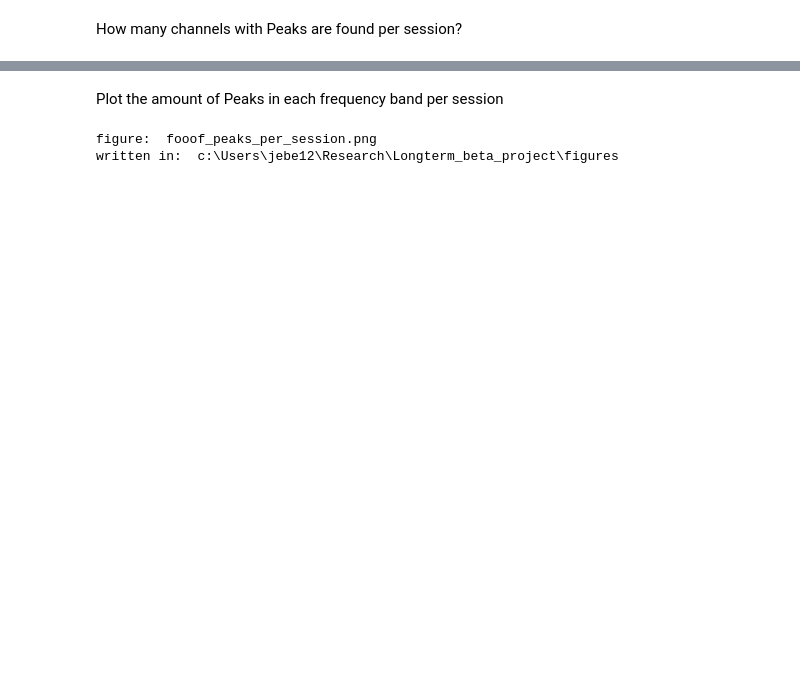
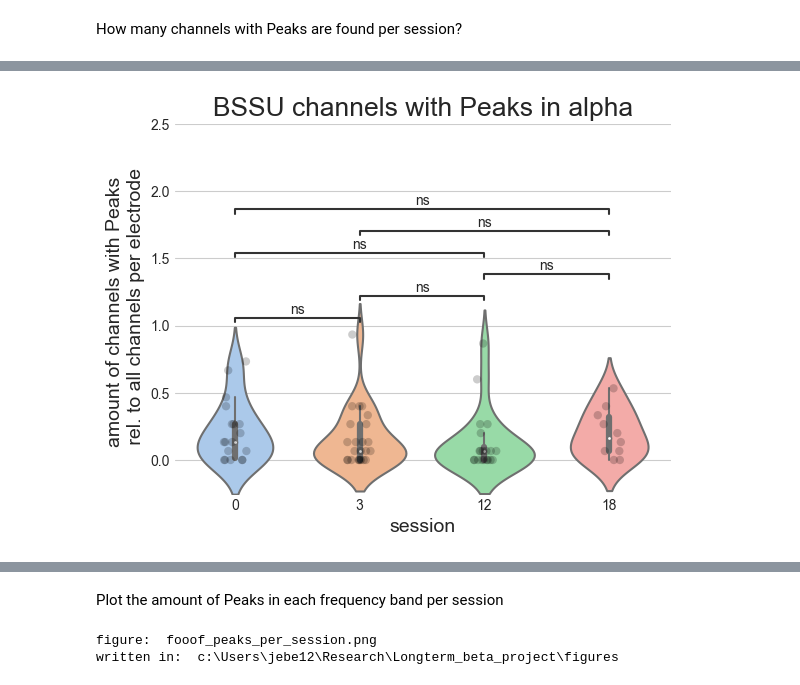
Before and after one commit to JKBehnke/BetaSenSightLongterm, a Jupyter notebook: notebooks/fooof_playground.ipynb, the cells around one changed output, grey strips where cells are left out. Drawn from its saved outputs; the diff is of its cells as text; code cells hidden in the pictures; blank space fills up the shorter version.

```diff
--- a/notebooks/fooof_playground.ipynb
+++ b/notebooks/fooof_playground.ipynb
@@ -581,0 +623,80 @@ session_peak_df = session_peak_df.transpose()
+# %%
+# plot line plot
+# cycler_colors = cycler("color", ["turquoise", "sandybrown", "plum", "cornflowerblue"])
+# plt.rc('axes', prop_cycle=cycler_colors)
+
+
+font = {"size": 14}
+
+for f, freq in enumerate(freq_bands):
+
+    freq_df = peaks_per_session.loc[peaks_per_session.frequency_band == freq]
+
+    # replace session names by integers
+    freq_df = freq_df.replace(to_replace="postop", value=0)
+    freq_df = freq_df.replace(to_replace="fu3m", value=3)
+    freq_df = freq_df.replace(to_replace="fu12m", value=12)
+    freq_df = freq_df.replace(to_replace="fu18m", value=18)
+
+    if freq=="alpha":
+        color="sandybrown"
+
+    elif freq=="beta":
+        color="darkcyan"
+
+    elif freq=="low_beta":
+        color="turquoise"
+
+    elif freq=="high_beta":
+        color="cornflowerblue"
+
+    elif freq=="gamma":
+        color="plum"
+
+    fig=plt.figure()
+    ax=fig.add_subplot()
+
+    sns.violinplot(data=freq_df, x="session", y="percentage_chans_with_peaks", palette="pastel", inner="box", ax=ax)
+
+    sns.stripplot(
+        data=freq_df,
+        x="session",
+        y="percentage_chans_with_peaks",
+        ax=ax,
+        size=6,
+        color="black",
+        alpha=0.2, # Transparency of dots
+    )
+
+    sns.despine(left=True, bottom=True) # get rid of figure frame
+
+
+    # statistical test: doesn't work if groups have different sample size
+    num_sessions = [0, 3, 12, 18]
+    pairs = list(combinations(num_sessions, 2))
+
+    annotator = Annotator(ax, pairs, data=freq_df, x='session', y='percentage_chans_with_peaks')
+    annotator.configure(test='Mann-Whitney', text_format='star') # or ANOVA first to check if there is any difference between all groups
+    annotator.apply_and_annotate()
+
+    plt.title(f"BSSU channels with Peaks in {freq}", fontdict={"size": 19})
+    plt.ylabel(f"amount of channels with Peaks \n rel. to all channels per electrode", fontdict=font)
+    plt.ylim(-0.25, 2.5)
+    plt.xlabel("session", fontdict=font)
+
+
+
+# for ax in axes:
+#     ax.set_ylim(-0.3, 1.3)
+
+# axes[0].set_title("Amount of recordings with Peaks", fontdict={"size": 19})
+# legend= axes[0].legend(loc="upper right", bbox_to_anchor=(1.3, 1.0))
+# legend.get_frame().set_alpha(None)
+# legend.get_frame().set_facecolor("white")
+
+# axes[2].set_ylabel("recordings with peak in frequency band \nrelative to all recordings", fontdict=font)
+# axes[4].set_xlabel("session", fontdict=font)
+
+
+fig.tight_layout()
+# %% [output]
@@ -581,0 +720 @@ session_peak_df = session_peak_df.transpose()
+[figure, added]
```
Also changed, not shown: parts of 25 cells of this notebook, 2 other files.
